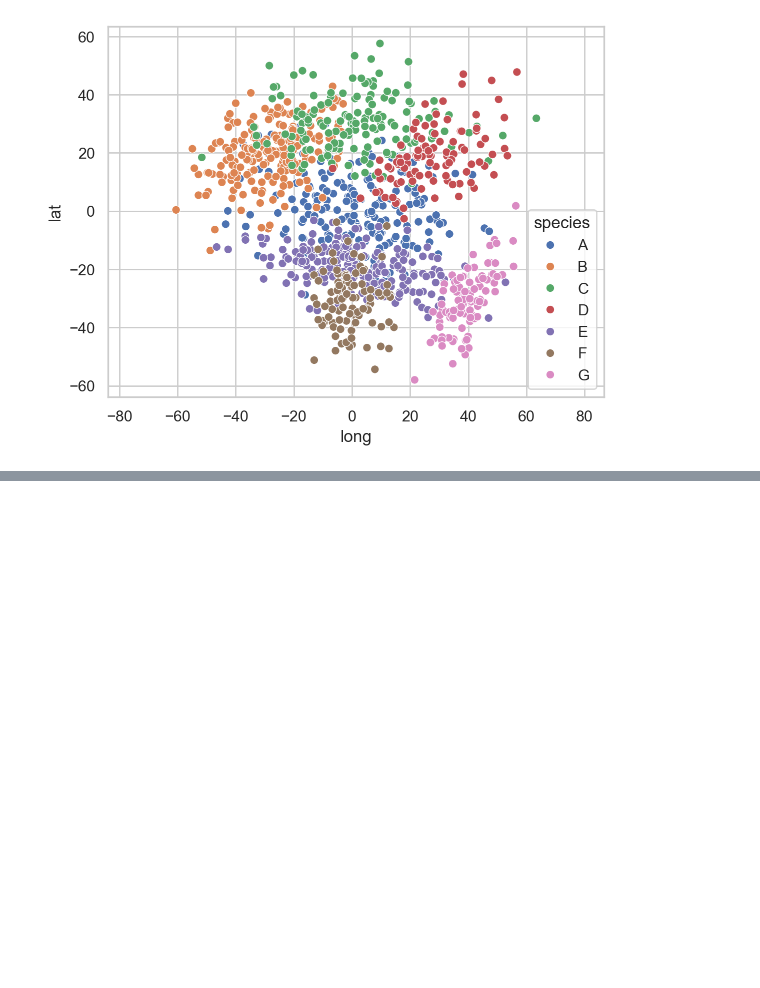
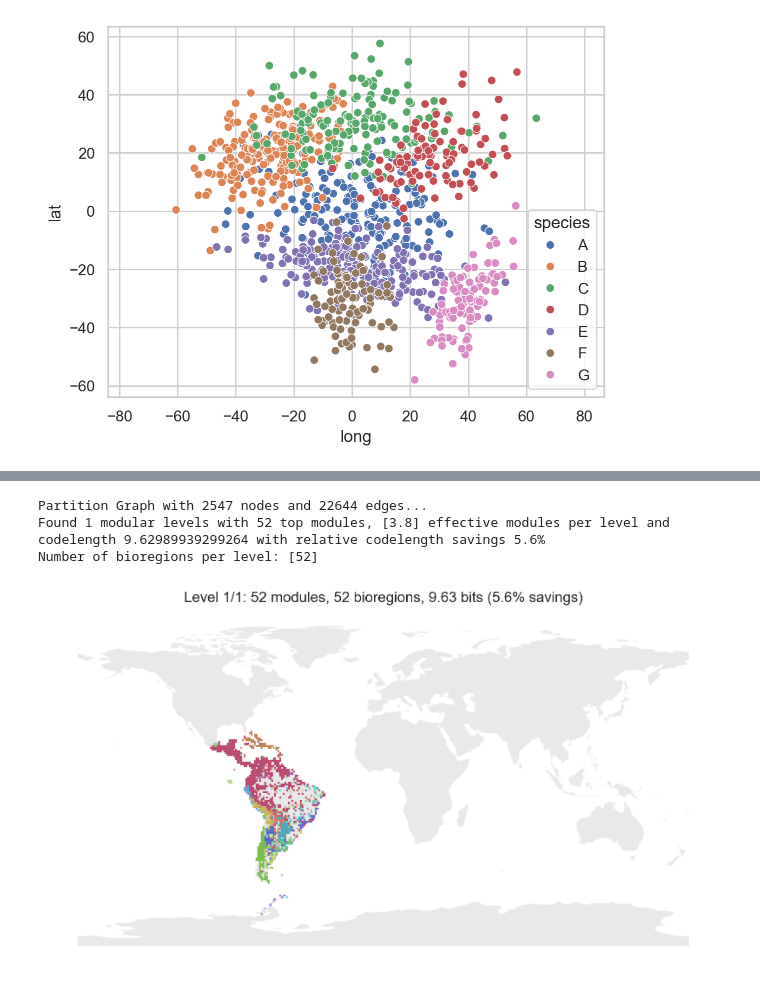
Before and after one commit to mapequation/pybioregions, a Jupyter notebook: pybioregions.ipynb, the cells around one changed output, grey strips where cells are left out. Saved outputs shown, nothing was run; the diff lists cells and outputs as text; code cells hidden in the pictures; blank space fills up the shorter version.

Commit message:
Update notebook with modular file example

```diff
--- a/pybioregions.ipynb
+++ b/pybioregions.ipynb
@@ -120,0 +145,5 @@ br.df_species
+# %%
+species_col = "species"
+latlong_cols=["latitude", "longitude"]
+df = bioregions.parse_csv("../data/data/species/Mammals/mammals_neotropics.csv", usecols=[species_col]+latlong_cols, nrows=50000)
+df
@@ -120,0 +164,2 @@ br.df_species
+# %%
+br = bioregions.Bioregions(df, species_col=species_col, latlong_cols=latlong_cols, resolution=1)
@@ -120,0 +175,8 @@ br.df_species
+# %%
+br.partition(num_trials=10)
+br.plot();
+# %% [output]
+Partition Graph with 2547 nodes and 22644 edges...
+Found 1 modular levels with 52 top modules, [3.8] effective modules per level and codelength 9.62989939299264 with relative codelength savings 5.6%
+Number of bioregions per level: [52]
+[figure, added]
```
Also changed, not shown: parts of 11 cells of this notebook, 1 other file.
